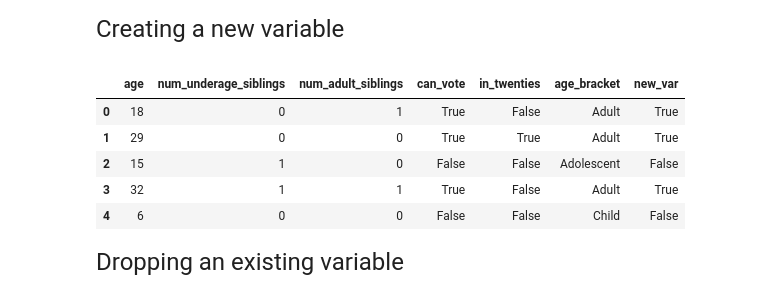
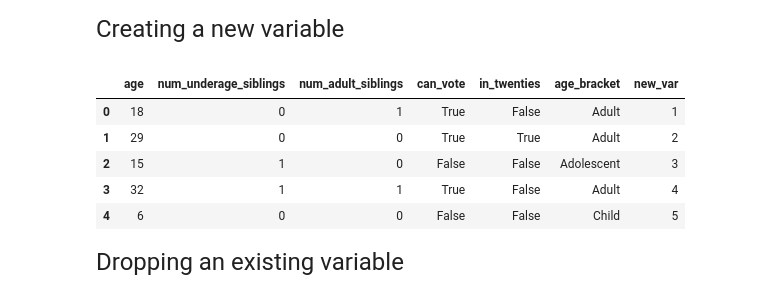
Before and after one commit to AquaticSLyc/qtm151spring2024, a Jupyter notebook: lecture_08/lecture_8.ipynb, the cells around one changed output. Cells and saved outputs as stored; diff of their text form; code cells hidden in the pictures.

```diff
--- a/lecture_08/lecture_8.ipynb
+++ b/lecture_08/lecture_8.ipynb
@@ -262,16 +262,16 @@ display(data)
 <font size = "5">
 
 Creating a new variable
-# %%
-data[new var]
-data
-# %% [output]
-|  | age | num_underage_siblings | num_adult_siblings | can_vote | in_twenties | age_bracket | new_var |
-| 0 | 18 | 0 | 1 | True | False | Adult | True |
-| 1 | 29 | 0 | 0 | True | True | Adult | True |
-| 2 | 15 | 1 | 0 | False | False | Adolescent | False |
-| 3 | 32 | 1 | 1 | True | False | Adult | True |
-| 4 | 6 | 0 | 0 | False | False | Child | False |
+# %%
+data["new_var"] = [1, 2, 3, 4, 5]
+data
+# %% [output]
+|  | age | num_underage_siblings | num_adult_siblings | can_vote | in_twenties | age_bracket | new_var |
+| 0 | 18 | 0 | 1 | True | False | Adult | 1 |
+| 1 | 29 | 0 | 0 | True | True | Adult | 2 |
+| 2 | 15 | 1 | 0 | False | False | Adolescent | 3 |
+| 3 | 32 | 1 | 1 | True | False | Adult | 4 |
+| 4 | 6 | 0 | 0 | False | False | Child | 5 |
 # %% [markdown]
 <font size = "5">
 
```
Also changed, not shown: parts of 2 cells of this notebook, 8 other files.
